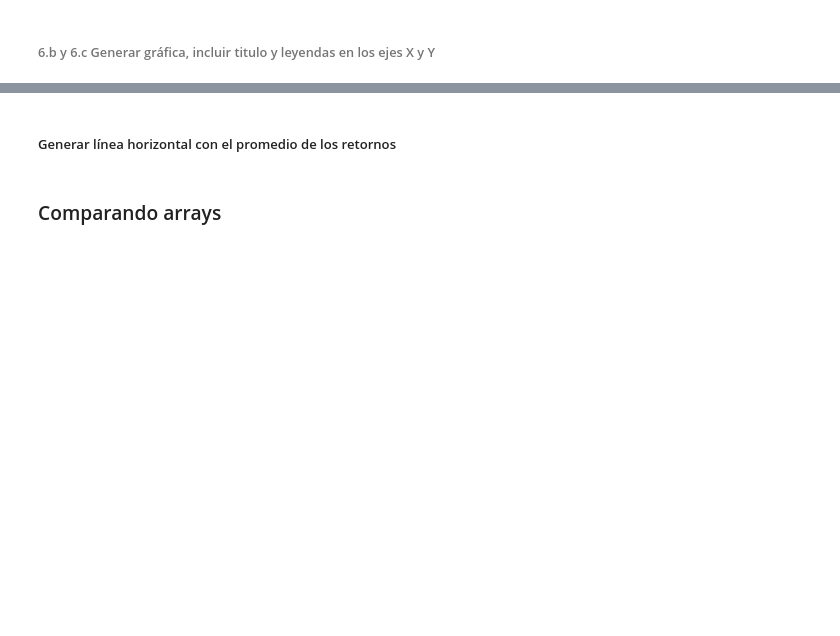
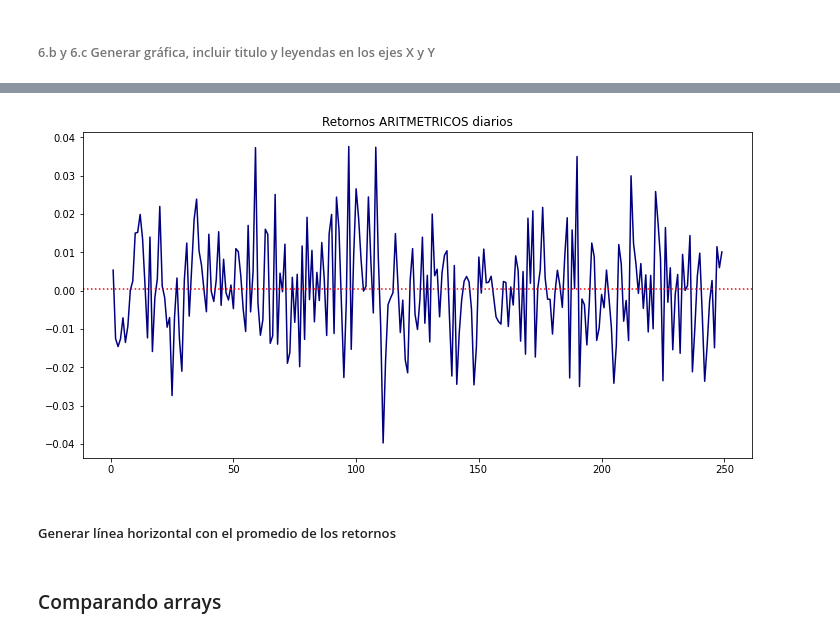
Before and after one commit to carlosdeoncedos/analisisdeinversion2021, a Jupyter notebook: Codigo/20211005Clase5.ipynb, the cells around one changed output, grey strips where cells are left out. Drawn from its saved outputs; the diff is of its cells as text; code cells hidden in the pictures; blank space fills up the shorter version.

```diff
--- a/Codigo/20211005Clase5.ipynb
+++ b/Codigo/20211005Clase5.ipynb
@@ -122,2 +436,5 @@ https://numpy.org/doc/stable/reference/generated/numpy.loadtxt.html
 # %% [markdown]
 ##### 4. Calcular media de los retornos
+# %%
+promedio = retornos.mean()
+promedio
@@ -132,3 +494,10 @@ https://numpy.org/doc/stable/reference/generated/numpy.loadtxt.html
+# %%
+fig, ax = plt.subplots(figsize=(12,6))
+ax.plot(dias, retornos, c='navy')
+ax.set_title('Retornos ARITMETRICOS diarios')
+ax.axhline(promedio, c='r', ls=':');
+# %% [output]
+[figure, added]
 # %% [markdown]
 ##### Generar línea horizontal con el promedio de los retornos
 # %% [markdown]
```
Also changed, not shown: parts of 122 cells of this notebook.
